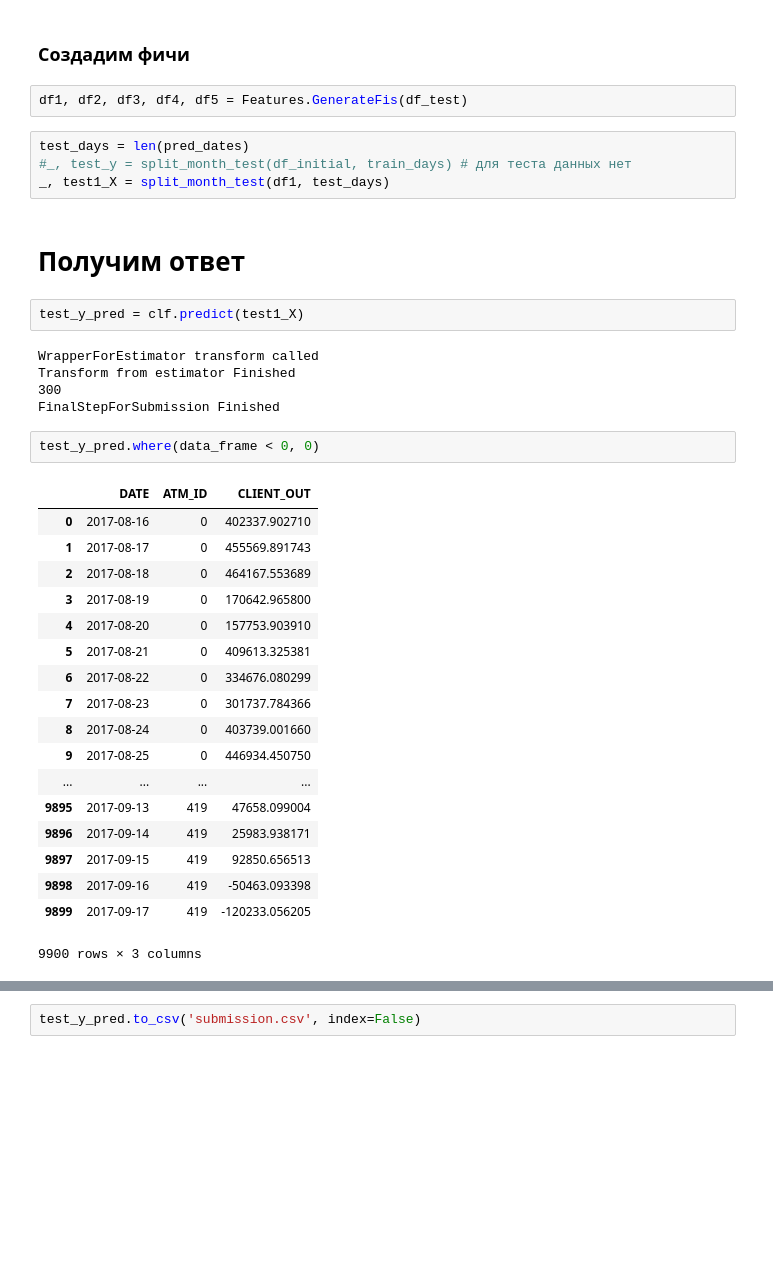
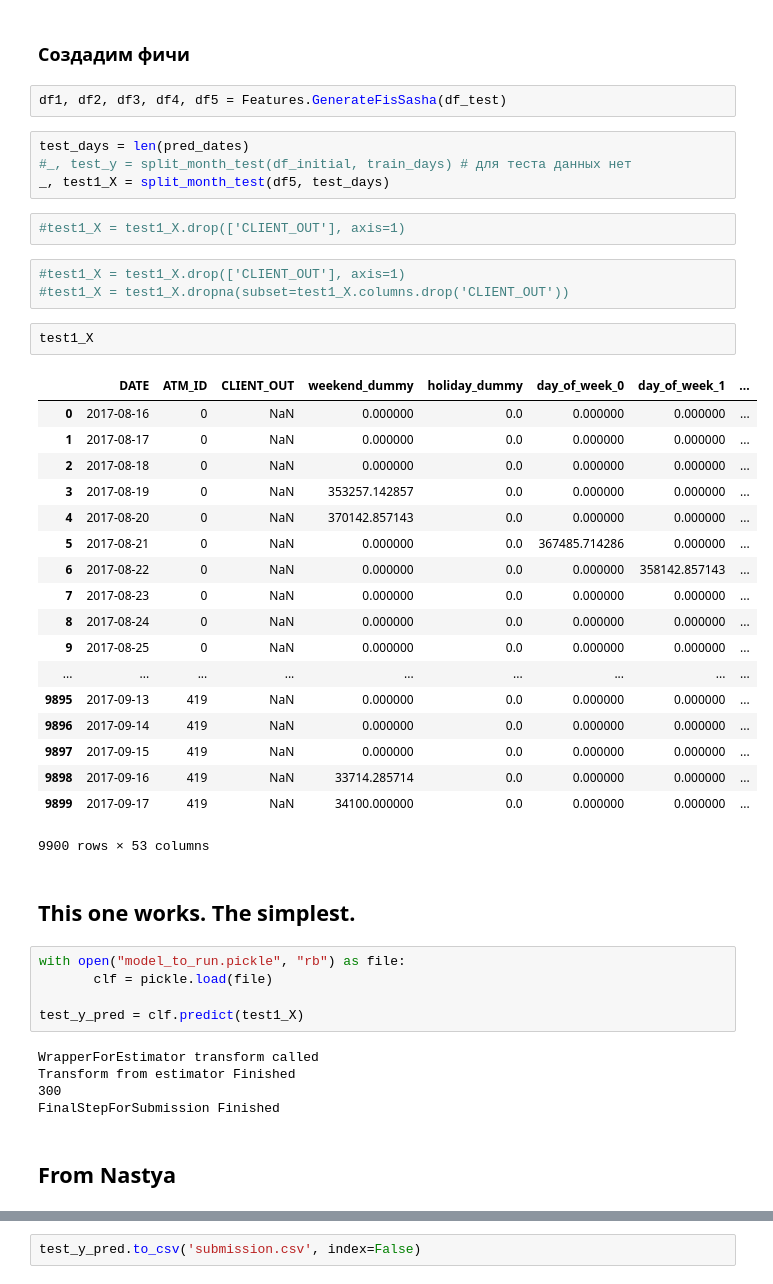
Before and after one commit to progiv/idao_final, a Jupyter notebook: run_clf.ipynb, the cells around one changed output, grey strips where cells are left out. Drawn from its saved outputs; the diff is of its cells as text; blank space fills up the shorter version.

```diff
--- a/run_clf.ipynb
+++ b/run_clf.ipynb
@@ -45,38 +42,48 @@ df_test = df_test.append(df_test_append)
 # %% [markdown]
 ### Создадим фичи
 # %%
-df1, df2, df3, df4, df5 = Features.GenerateFis(df_test)
+df1, df2, df3, df4, df5 = Features.GenerateFisSasha(df_test)
 # %%
 test_days = len(pred_dates)
 #_, test_y = split_month_test(df_initial, train_days) # для теста данных нет
-_, test1_X = split_month_test(df1, test_days)
+_, test1_X = split_month_test(df5, test_days)
-# %% [markdown]
-# Получим ответ
-# %%
-test_y_pred = clf.predict(test1_X)
-# %% [output]
-WrapperForEstimator transform called
-Transform from estimator Finished
-300
-FinalStepForSubmission Finished
-# %%
-test_y_pred.where(data_frame < 0, 0)
-# %% [output]
-|  | DATE | ATM_ID | CLIENT_OUT |
-| 0 | 2017-08-16 | 0 | 402337.902710 |
-| 1 | 2017-08-17 | 0 | 455569.891743 |
-| 2 | 2017-08-18 | 0 | 464167.553689 |
-| 3 | 2017-08-19 | 0 | 170642.965800 |
-| 4 | 2017-08-20 | 0 | 157753.903910 |
-| 5 | 2017-08-21 | 0 | 409613.325381 |
-| 6 | 2017-08-22 | 0 | 334676.080299 |
-| 7 | 2017-08-23 | 0 | 301737.784366 |
-| 8 | 2017-08-24 | 0 | 403739.001660 |
-| 9 | 2017-08-25 | 0 | 446934.450750 |
-| ... | ... | ... | ... |
-| 9895 | 2017-09-13 | 419 | 47658.099004 |
-| 9896 | 2017-09-14 | 419 | 25983.938171 |
-| 9897 | 2017-09-15 | 419 | 92850.656513 |
-| 9898 | 2017-09-16 | 419 | -50463.093398 |
-| 9899 | 2017-09-17 | 419 | -120233.056205 |
-9900 rows × 3 columns
+# %%
+#test1_X = test1_X.drop(['CLIENT_OUT'], axis=1)
+# %%
+#test1_X = test1_X.drop(['CLIENT_OUT'], axis=1)
+#test1_X = test1_X.dropna(subset=test1_X.columns.drop('CLIENT_OUT'))
+# %%
+test1_X
+# %% [output]
+|  | DATE | ATM_ID | CLIENT_OUT | weekend_dummy | holiday_dummy | day_of_week_0 | day_of_week_1 | ... |
+| 0 | 2017-08-16 | 0 | NaN | 0.000000 | 0.0 | 0.000000 | 0.000000 | ... |
+| 1 | 2017-08-17 | 0 | NaN | 0.000000 | 0.0 | 0.000000 | 0.000000 | ... |
+| 2 | 2017-08-18 | 0 | NaN | 0.000000 | 0.0 | 0.000000 | 0.000000 | ... |
+| 3 | 2017-08-19 | 0 | NaN | 353257.142857 | 0.0 | 0.000000 | 0.000000 | ... |
+| 4 | 2017-08-20 | 0 | NaN | 370142.857143 | 0.0 | 0.000000 | 0.000000 | ... |
+| 5 | 2017-08-21 | 0 | NaN | 0.000000 | 0.0 | 367485.714286 | 0.000000 | ... |
+| 6 | 2017-08-22 | 0 | NaN | 0.000000 | 0.0 | 0.000000 | 358142.857143 | ... |
+| 7 | 2017-08-23 | 0 | NaN | 0.000000 | 0.0 | 0.000000 | 0.000000 | ... |
+| 8 | 2017-08-24 | 0 | NaN | 0.000000 | 0.0 | 0.000000 | 0.000000 | ... |
+| 9 | 2017-08-25 | 0 | NaN | 0.000000 | 0.0 | 0.000000 | 0.000000 | ... |
+| ... | ... | ... | ... | ... | ... | ... | ... | ... |
+| 9895 | 2017-09-13 | 419 | NaN | 0.000000 | 0.0 | 0.000000 | 0.000000 | ... |
+| 9896 | 2017-09-14 | 419 | NaN | 0.000000 | 0.0 | 0.000000 | 0.000000 | ... |
+| 9897 | 2017-09-15 | 419 | NaN | 0.000000 | 0.0 | 0.000000 | 0.000000 | ... |
+| 9898 | 2017-09-16 | 419 | NaN | 33714.285714 | 0.0 | 0.000000 | 0.000000 | ... |
+| 9899 | 2017-09-17 | 419 | NaN | 34100.000000 | 0.0 | 0.000000 | 0.000000 | ... |
+9900 rows × 53 columns
+# %% [markdown]
+## This one works. The simplest.
+# %%
+with open("model_to_run.pickle", "rb") as file:
+       clf = pickle.load(file)
+
+test_y_pred = clf.predict(test1_X)
+# %% [output]
+WrapperForEstimator transform called
+Transform from estimator Finished
+300
+FinalStepForSubmission Finished
+# %% [markdown]
+## From Nastya
```
Also changed, not shown: parts of 9 cells of this notebook, 8 other files.
